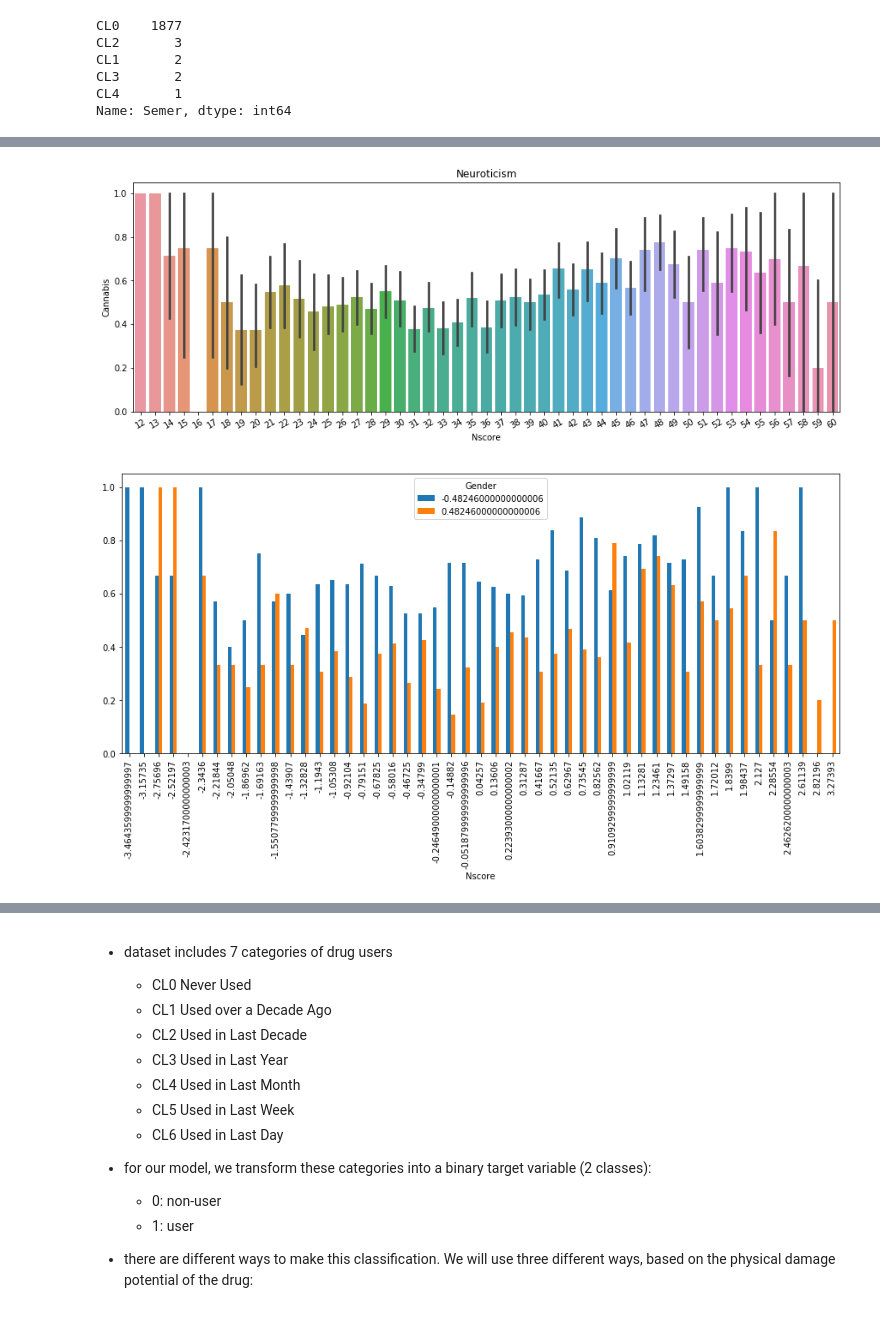
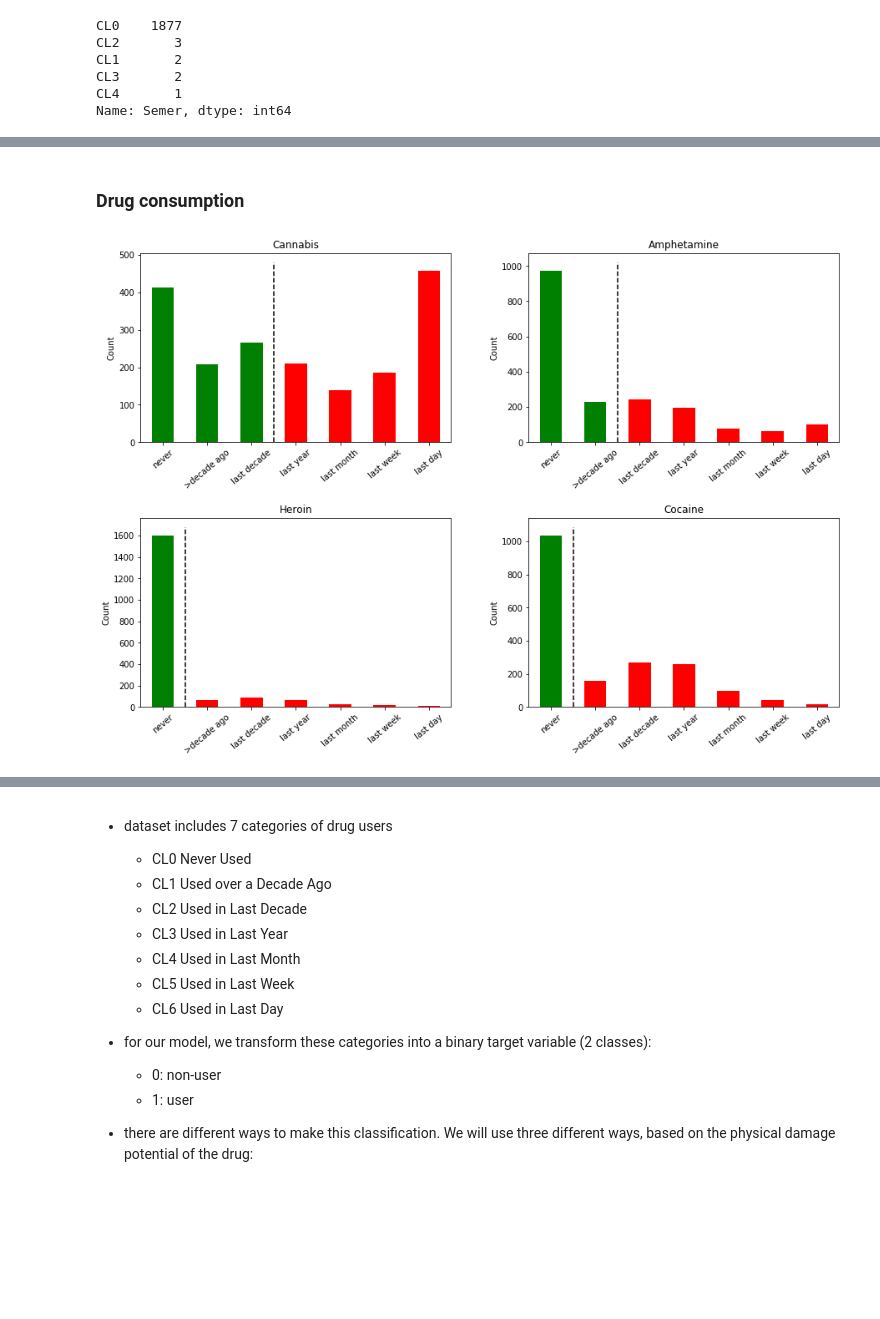
Before and after one commit to KarimaCha/Personality_Drug_Project, a Jupyter notebook: Personality_Drug_Project_Karima.ipynb, the cells around one changed output, grey strips where cells are left out. Saved outputs shown, nothing was run; the diff lists cells and outputs as text; code cells hidden in the pictures; blank space fills up the shorter version.

```diff
--- a/Personality_Drug_Project_Karima.ipynb
+++ b/Personality_Drug_Project_Karima.ipynb
@@ -280,19 +372,54 @@ df_cat.Age.value_counts().plot(kind='pie');
+# %% [markdown]
+### Drug consumption
+# %%
+# c) plot counts/distributions of 3 drugs we consider (for all temporal categories)
+
+# create customized color map for plotting
+cmap = matplotlib.cm.get_cmap('brg')
+my_colors = [cmap(x) for x in list(np.linspace(0.9,0.45,7))]
+my_colors_C = ['green', 'green', 'green', 'red', 'red', 'red', 'red']
+my_colors_A = ['green', 'green', 'red', 'red', 'red', 'red', 'red']
+my_colors_H = ['green', 'red', 'red', 'red', 'red', 'red', 'red']
+
+# create bar plots, sorted by recency of use
+
+fig, ax = plt.subplots(2,2,figsize=(15,10))
+plt.subplots_adjust(hspace=0.4, wspace=0.25)
+
+# Cannabis
+plt.subplot(221)
+sorted_indices = ['never', '>decade ago', 'last decade', 'last year', 'last month', 'last week', 'last day']
+df_cat.Cannabis.value_counts().reindex(sorted_indices).plot(kind='bar', color=my_colors_C)
+plt.xticks(rotation=40)
+plt.ylabel('Count')
+plt.title('Cannabis')
+plt.vlines(2.5,plt.gca().get_ylim()[0],plt.gca().get_ylim()[1], linestyles='dashed', colors='k');
+
+# Amphetamine
+plt.subplot(222)
+df_cat.Amphet.value_counts().reindex(sorted_indices).plot(kind='bar', color=my_colors_A)
+plt.xticks(rotation=40)
+plt.ylabel('Count')
+plt.title('Amphetamine')
+plt.vlines(1.5,plt.gca().get_ylim()[0],plt.gca().get_ylim()[1], linestyles='dashed', colors='k');
+
+# Heroin
+plt.subplot(223)
+df_cat.Heroin.value_counts().reindex(sorted_indices).plot(kind='bar', color=my_colors_H)
+plt.xticks(rotation=40)
+plt.ylabel('Count')
+plt.title('Heroin')
+plt.vlines(0.5,plt.gca().get_ylim()[0],plt.gca().get_ylim()[1], linestyles='dashed', colors='k');
+
+# Cocain
+plt.subplot(224)
+#plt.axis('off');
+df_cat.Coke.value_counts().reindex(sorted_indices).plot(kind='bar', color=my_colors_H)
+plt.xticks(rotation=40)
+plt.ylabel('Count')
+plt.title('Cocaine')
+plt.vlines(0.5,plt.gca().get_ylim()[0],plt.gca().get_ylim()[1], linestyles='dashed', colors='k');
+# %% [output]
+[figure, added]
 # %%
 # d) Optional: conditional counts/probabilities
-# %%
-# df2.groupby('Nscore').mean().Cannabis.plot(kind='bar', figsize=(15,6), color='blue');
-
-fig, ax = plt.subplots(figsize=(15,5))
-#Nscore_barplot = df2.groupby('Nscore').mean().Cannabis
-sns.barplot(df2.Nscore, df2.Cannabis) #Nscore_barplot)
-plt.title('Neuroticism')
-plt.xticks(rotation=30, ticks=list(range(0,49)), labels=list(range(12,61)));
-# %% [output]
-[figure, removed]
-# %%
-pd.crosstab(index=df2.Nscore,
-            columns=df2.Gender,
-            values=df2.Cannabis,
-            aggfunc=np.mean).plot(kind='bar', figsize=(15,6));
-# %% [output]
-[figure, removed]
```
Also changed, not shown: parts of 76 cells of this notebook, 3 other files.
